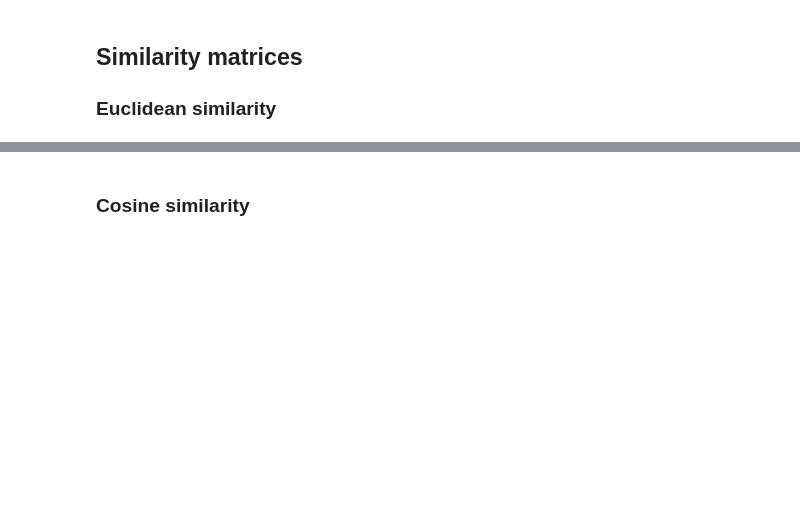
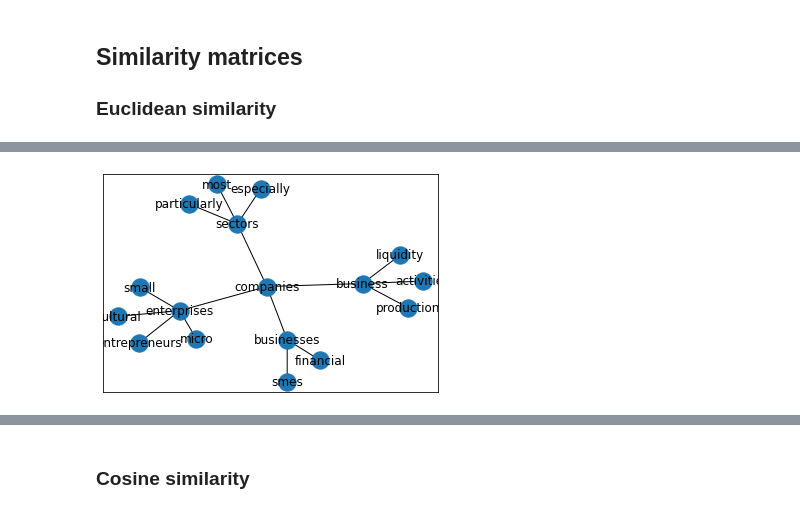
Before and after one commit to meaningfy-ws/sem-covid, a Jupyter notebook: sem_covid/entrypoints/notebooks/language_modeling/word2vec_model_training.ipynb, the cells around one changed output, grey strips where cells are left out. Saved outputs shown, nothing was run; the diff lists cells and outputs as text; code cells hidden in the pictures; blank space fills up the shorter version.

```diff
--- a/sem_covid/entrypoints/notebooks/language_modeling/word2vec_model_training.ipynb
+++ b/sem_covid/entrypoints/notebooks/language_modeling/word2vec_model_training.ipynb
@@ -224,0 +217,19 @@ Wall time: 54.9 ms
+# %%
+def select_most_similar_words(document: pd.Series, percentage: float) -> pd.Series:
+    """
+        It locate the rows with equal and above inserted percentage number
+    """
+    return document.loc[document >= percentage]
+
+companies_column = select_most_similar_words(model1_euclidean_similarity_matrix['companies'], percentage=0.12)
+covid_column = select_most_similar_words(model1_euclidean_similarity_matrix['covid'], percentage=0.20)
+economic_column = select_most_similar_words(model1_euclidean_similarity_matrix['economic'], percentage=0.12)
+country_column = select_most_similar_words(model1_euclidean_similarity_matrix['country'], percentage=0.4)
+workers_column = select_most_similar_words(model1_euclidean_similarity_matrix['workers'], percentage=0.13)
+# %%
+# leaf for companies_column
+
+businesses_column = select_most_similar_words(model1_euclidean_similarity_matrix['businesses'], percentage=0.15)
+business_column = select_most_similar_words(model1_euclidean_similarity_matrix['business'], percentage=0.175)
+sectors_column = select_most_similar_words(model1_euclidean_similarity_matrix['sectors'], percentage=0.169)
+enterprises_column = select_most_similar_words(model1_euclidean_similarity_matrix['enterprises'], percentage=0.16)
@@ -225,3 +249,41 @@ Wall time: 54.9 ms
+# %%
+"""
+    1. create a graph for each keywords
+        - Root node: Key word
+        - Node: top 5 words i.e.
+        - Leaf node: top 5 words i.e
+    2. visualize using pyplot
+"""
+
+import networkx as nx
+
+
+graph = nx.Graph()
+graph.add_nodes_from(companies_column.index)
+graph.add_nodes_from(businesses_column.index)
+graph.add_nodes_from(business_column.index)
+graph.add_nodes_from(sectors_column.index)
+graph.add_nodes_from(enterprises_column.index)
+graph.add_edge(companies_column.index[0], companies_column.index[1])
+graph.add_edge(companies_column.index[0], companies_column.index[2])
+graph.add_edge(companies_column.index[0], companies_column.index[3])
+graph.add_edge(companies_column.index[0], companies_column.index[4])
+graph.add_edge(companies_column.index[1], businesses_column.index[3])
+graph.add_edge(companies_column.index[1], businesses_column.index[5])
+graph.add_edge(companies_column.index[1], businesses_column.index[5])
+graph.add_edge(companies_column.index[2], business_column.index[1])
+graph.add_edge(companies_column.index[2], business_column.index[3])
+graph.add_edge(companies_column.index[2], business_column.index[4])
+graph.add_edge(companies_column.index[3], sectors_column.index[3])
+graph.add_edge(companies_column.index[3], sectors_column.index[4])
+graph.add_edge(companies_column.index[3], sectors_column.index[5])
+graph.add_edge(companies_column.index[4], enterprises_column.index[4])
+graph.add_edge(companies_column.index[4], enterprises_column.index[6])
+graph.add_edge(companies_column.index[4], enterprises_column.index[7])
+graph.add_edge(companies_column.index[4], enterprises_column.index[8])
+nx.draw_networkx(graph, with_labels=True)
+# %% [output]
+[figure, added]
 # %%
 %%time
 model2_euclidean_similarity_matrix = get_similarity_matrix(model2_language_model_pipeline.word2vec.wv.vectors[:100],
```
Also changed, not shown: parts of 7 cells of this notebook.
